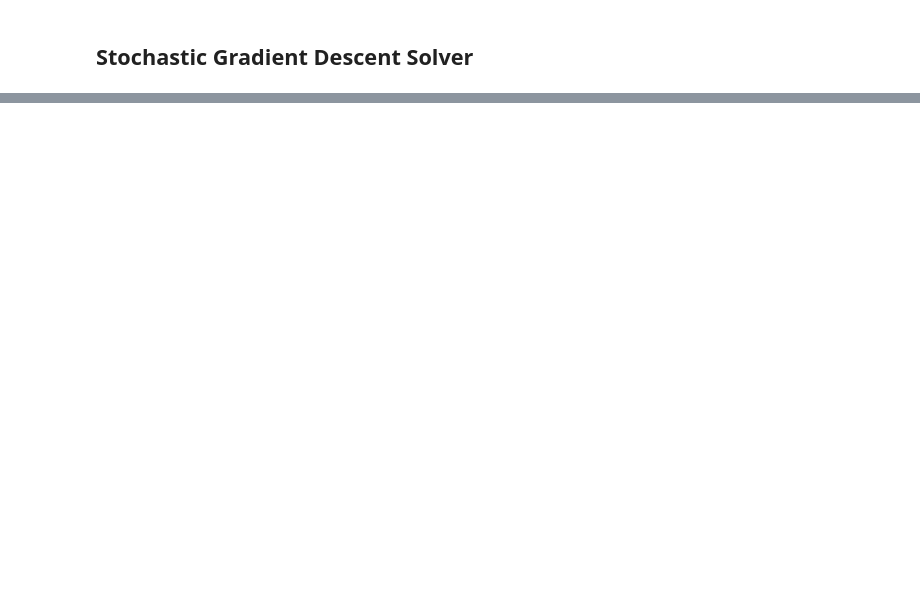
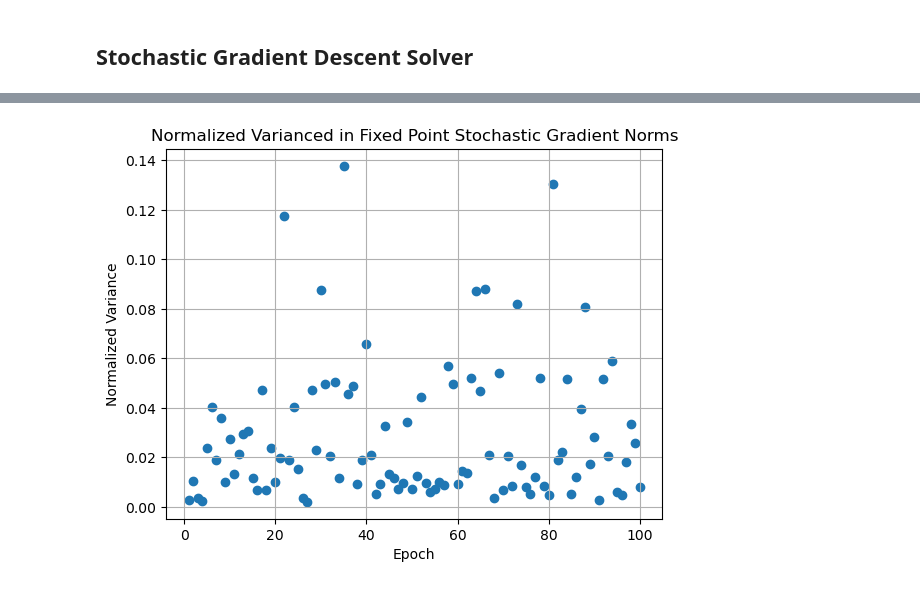
Before and after one commit to LaKrAmA95/LSR-Tensor-Ridge-Regression, a Jupyter notebook: Vector Regression Baseline/Jupyter Notebooks/HCP_Vector_Pipeline.ipynb, the cells around one changed output, grey strips where cells are left out. Drawn from its saved outputs; the diff is of its cells as text; code cells hidden in the pictures; blank space fills up the shorter version.

```diff
--- a/Vector Regression Baseline/Jupyter Notebooks/HCP_Vector_Pipeline.ipynb
+++ b/Vector Regression Baseline/Jupyter Notebooks/HCP_Vector_Pipeline.ipynb
@@ -238 +224,12 @@ plt.show()
+# %%
+### Normalized Fixed Point Stochastic Variance
+normalized_stochastic_variance_per_epoch = np.var((fixed_point_stochastic_gradient_norms - fixed_point_full_gradient_norms) / fixed_point_full_gradient_norms, axis = 1)
+plt.scatter(range(1, len(normalized_stochastic_variance_per_epoch)+1), normalized_stochastic_variance_per_epoch)
+plt.title('Normalized Varianced in Fixed Point Stochastic Gradient Norms')
+plt.xlabel('Epoch')
+plt.ylabel('Normalized Variance')
+plt.grid(True)
+plt.show()
+# %% [output]
+[figure, added]
 # %%
```
Also changed, not shown: parts of 19 cells of this notebook, 3 other files.
